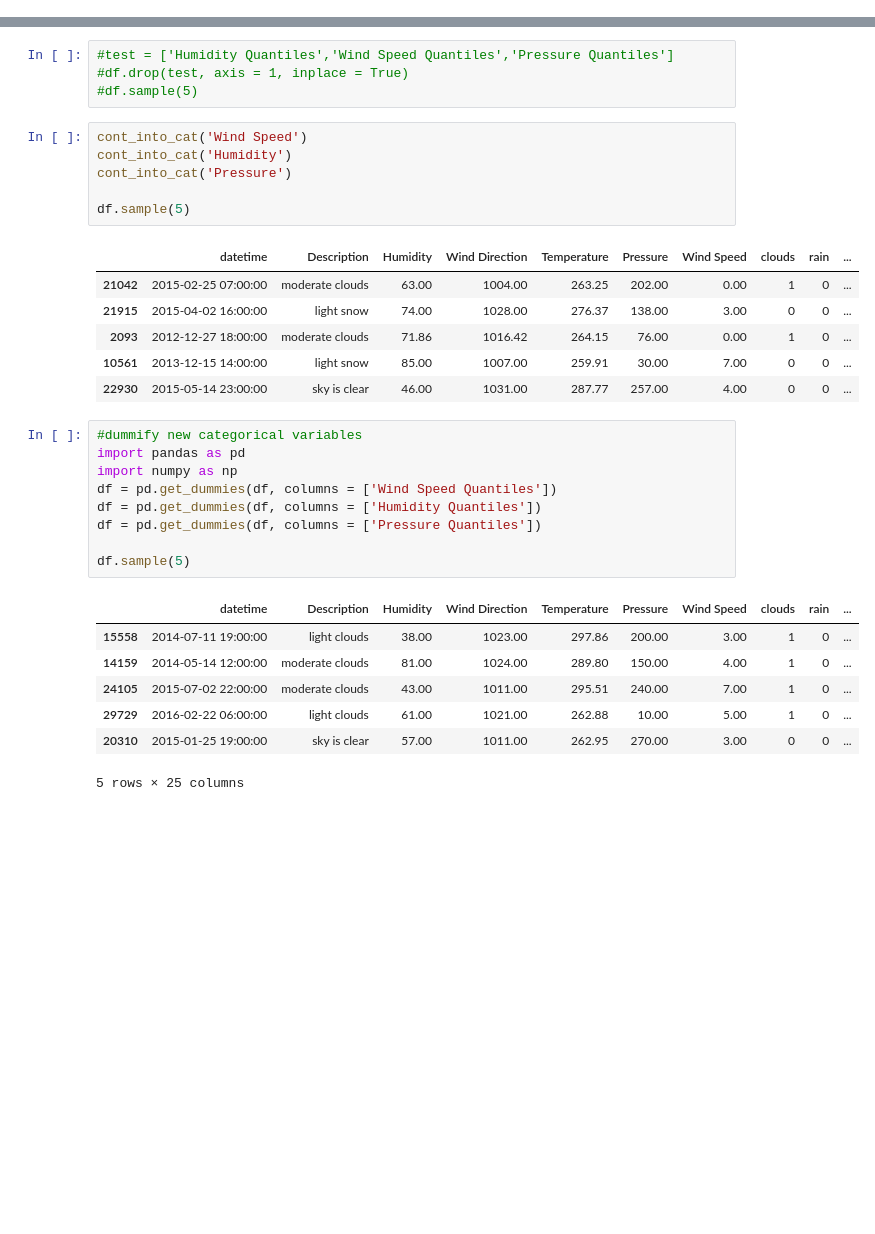
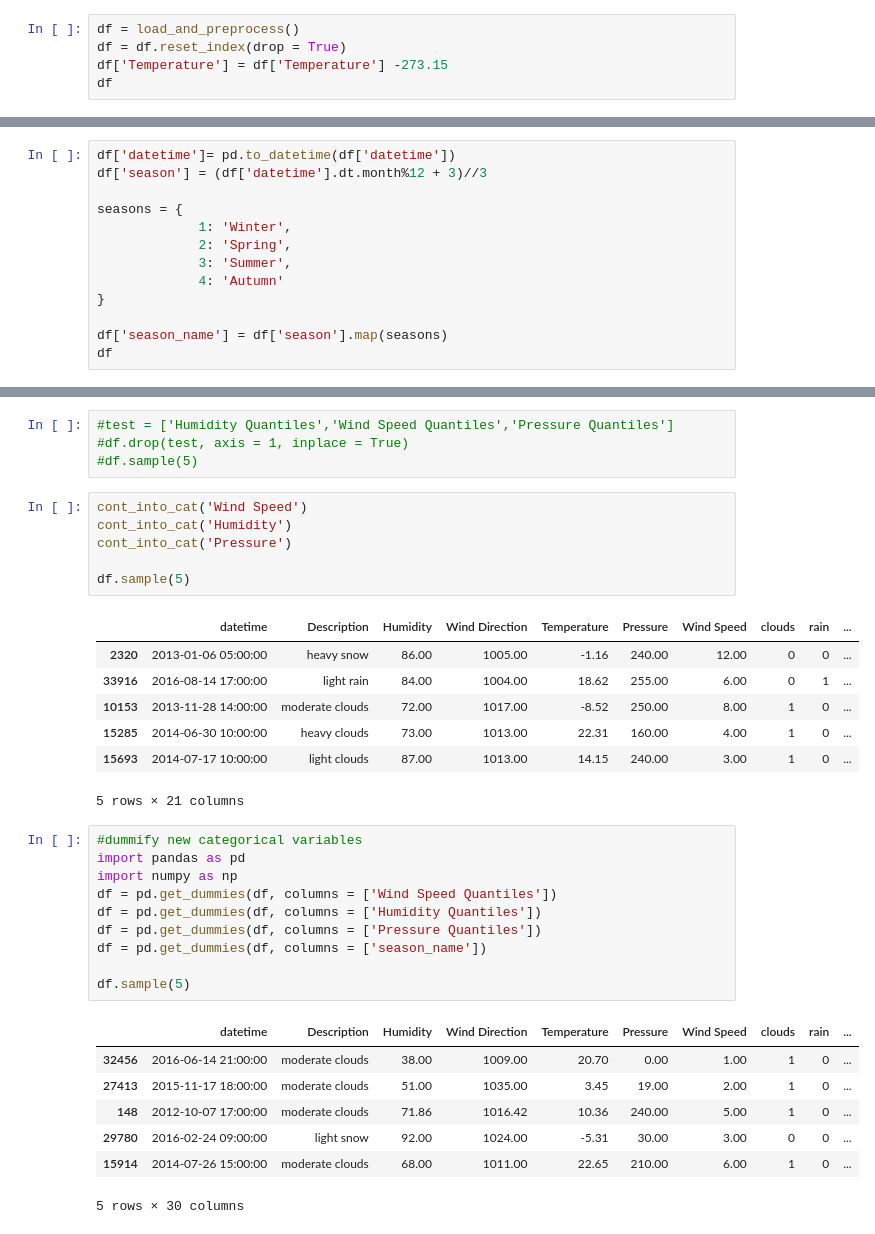
Before and after one commit to McGill-MMA-EnterpriseAnalytics/Cloud-Computations, a Jupyter notebook: Causal Inference.ipynb, the cells around one changed output, grey strips where cells are left out. Drawn from its saved outputs; the diff is of its cells as text; blank space fills up the shorter version.

```diff
--- a/Causal Inference.ipynb
+++ b/Causal Inference.ipynb
@@ -269,0 +238,5 @@ Name: Wind Direction, Length: 85, dtype: int64
+# %%
+df = load_and_preprocess()
+df = df.reset_index(drop = True)
+df['Temperature'] = df['Temperature'] -273.15
+df
@@ -269,0 +280,13 @@ Name: Wind Direction, Length: 85, dtype: int64
+# %%
+df['datetime']= pd.to_datetime(df['datetime'])
+df['season'] = (df['datetime'].dt.month%12 + 3)//3
+
+seasons = {
+             1: 'Winter',
+             2: 'Spring',
+             3: 'Summer',
+             4: 'Autumn'
+}
+
+df['season_name'] = df['season'].map(seasons)
+df
@@ -297,27 +333,29 @@ cont_into_cat('Pressure')
 df.sample(5)
 # %% [output]
 |  | datetime | Description | Humidity | Wind Direction | Temperature | Pressure | Wind Speed | clouds | rain | ... |
-| 21042 | 2015-02-25 07:00:00 | moderate clouds | 63.00 | 1004.00 | 263.25 | 202.00 | 0.00 | 1 | 0 | ... |
-| 21915 | 2015-04-02 16:00:00 | light snow | 74.00 | 1028.00 | 276.37 | 138.00 | 3.00 | 0 | 0 | ... |
-| 2093 | 2012-12-27 18:00:00 | moderate clouds | 71.86 | 1016.42 | 264.15 | 76.00 | 0.00 | 1 | 0 | ... |
-| 10561 | 2013-12-15 14:00:00 | light snow | 85.00 | 1007.00 | 259.91 | 30.00 | 7.00 | 0 | 0 | ... |
-| 22930 | 2015-05-14 23:00:00 | sky is clear | 46.00 | 1031.00 | 287.77 | 257.00 | 4.00 | 0 | 0 | ... |
+| 2320 | 2013-01-06 05:00:00 | heavy snow | 86.00 | 1005.00 | -1.16 | 240.00 | 12.00 | 0 | 0 | ... |
+| 33916 | 2016-08-14 17:00:00 | light rain | 84.00 | 1004.00 | 18.62 | 255.00 | 6.00 | 0 | 1 | ... |
+| 10153 | 2013-11-28 14:00:00 | moderate clouds | 72.00 | 1017.00 | -8.52 | 250.00 | 8.00 | 1 | 0 | ... |
+| 15285 | 2014-06-30 10:00:00 | heavy clouds | 73.00 | 1013.00 | 22.31 | 160.00 | 4.00 | 1 | 0 | ... |
+| 15693 | 2014-07-17 10:00:00 | light clouds | 87.00 | 1013.00 | 14.15 | 240.00 | 3.00 | 1 | 0 | ... |
+5 rows × 21 columns
 # %%
 #dummify new categorical variables
 import pandas as pd
 import numpy as np
 df = pd.get_dummies(df, columns = ['Wind Speed Quantiles'])
 df = pd.get_dummies(df, columns = ['Humidity Quantiles'])
 df = pd.get_dummies(df, columns = ['Pressure Quantiles'])
+df = pd.get_dummies(df, columns = ['season_name'])
 
 df.sample(5)
 # %% [output]
 |  | datetime | Description | Humidity | Wind Direction | Temperature | Pressure | Wind Speed | clouds | rain | ... |
-| 15558 | 2014-07-11 19:00:00 | light clouds | 38.00 | 1023.00 | 297.86 | 200.00 | 3.00 | 1 | 0 | ... |
-| 14159 | 2014-05-14 12:00:00 | moderate clouds | 81.00 | 1024.00 | 289.80 | 150.00 | 4.00 | 1 | 0 | ... |
-| 24105 | 2015-07-02 22:00:00 | moderate clouds | 43.00 | 1011.00 | 295.51 | 240.00 | 7.00 | 1 | 0 | ... |
-| 29729 | 2016-02-22 06:00:00 | light clouds | 61.00 | 1021.00 | 262.88 | 10.00 | 5.00 | 1 | 0 | ... |
-| 20310 | 2015-01-25 19:00:00 | sky is clear | 57.00 | 1011.00 | 262.95 | 270.00 | 3.00 | 0 | 0 | ... |
+| 32456 | 2016-06-14 21:00:00 | moderate clouds | 38.00 | 1009.00 | 20.70 | 0.00 | 1.00 | 1 | 0 | ... |
+| 27413 | 2015-11-17 18:00:00 | moderate clouds | 51.00 | 1035.00 | 3.45 | 19.00 | 2.00 | 1 | 0 | ... |
+| 148 | 2012-10-07 17:00:00 | moderate clouds | 71.86 | 1016.42 | 10.36 | 240.00 | 5.00 | 1 | 0 | ... |
+| 29780 | 2016-02-24 09:00:00 | light snow | 92.00 | 1024.00 | -5.31 | 30.00 | 3.00 | 0 | 0 | ... |
+| 15914 | 2014-07-26 15:00:00 | moderate clouds | 68.00 | 1011.00 | 22.65 | 210.00 | 6.00 | 1 | 0 | ... |
-5 rows × 25 columns
+5 rows × 30 columns
 # %%
 #cols_drop = ['Temperature', 'Description', 'datetime', 'Humidity', 'Wind Direction','Pressure','Wind Speed','Intensity',]
```
Also changed, not shown: parts of 10 cells of this notebook.
